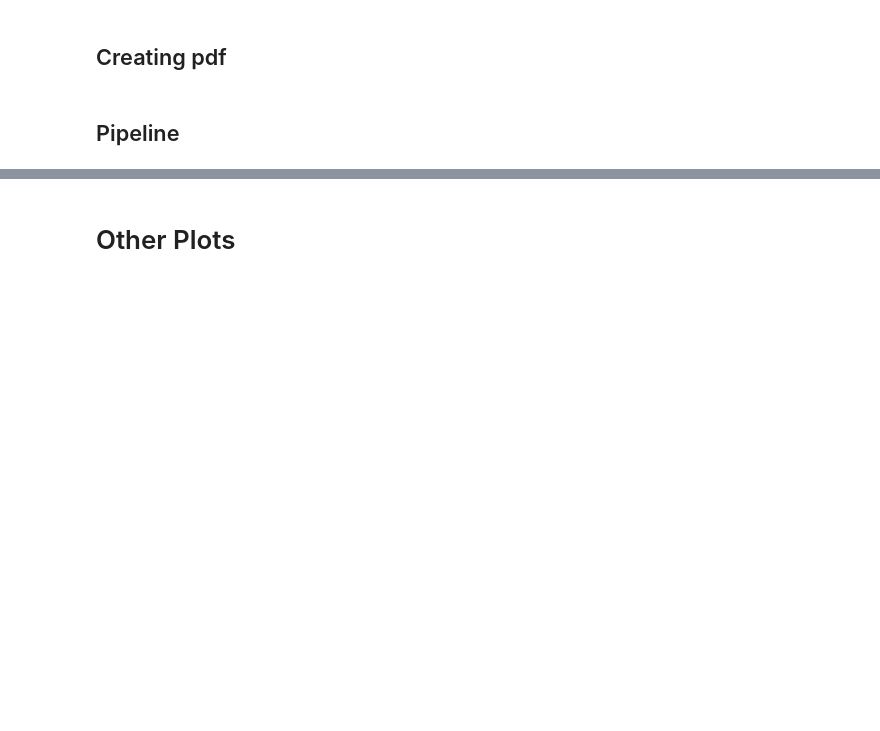
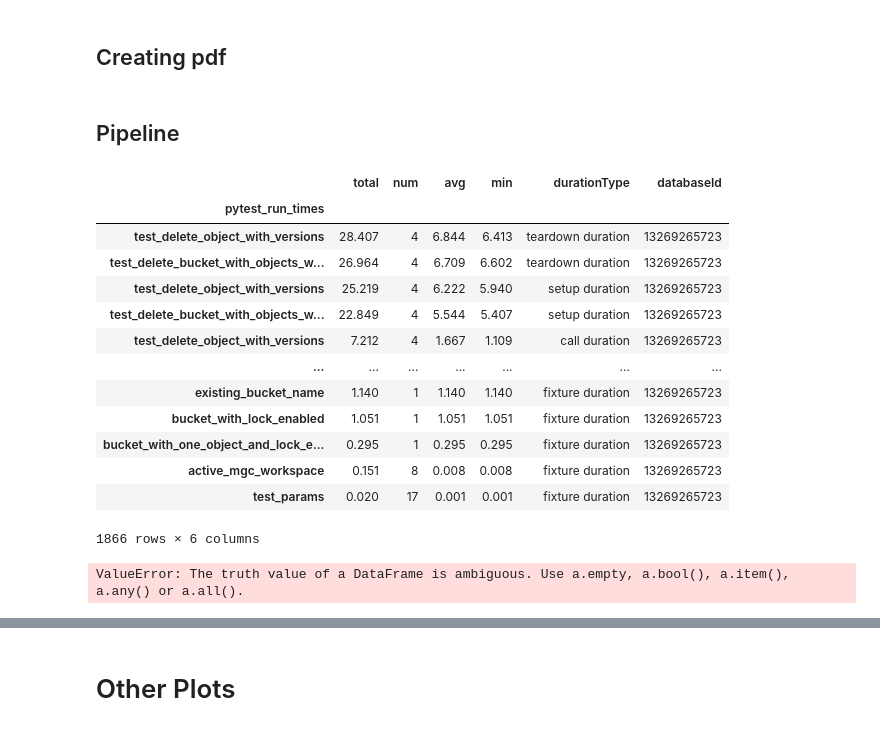
Before and after one commit to 2xlhe/gh-Actions-Reader, a Jupyter notebook: report.ipynb, the cells around one changed output, grey strips where cells are left out. Drawn from its saved outputs; the diff is of its cells as text; code cells hidden in the pictures; blank space fills up the shorter version.

```diff
--- a/report.ipynb
+++ b/report.ipynb
@@ -422,6 +423,32 @@ for path in artifacts.paths:
     all_tests_df = pd.concat([all_tests_df, pytest_tests_status])
     all_times_df = pd.concat([all_times_df, pytest_run_times])
     all_failures_df = pd.concat([all_failures_df, pytest_failures_errors])
+# %%
+df = pd.read_parquet('./bin/pytest.categories.log.parquet')
+df
+# %% [output]
+|  | total | num | avg | min | durationType | databaseId |
+| pytest_run_times |  |  |  |  |  |  |
+| test_delete_object_with_versions | 28.407 | 4 | 6.844 | 6.413 | teardown duration | 13269265723 |
+| test_delete_bucket_with_objects_w... | 26.964 | 4 | 6.709 | 6.602 | teardown duration | 13269265723 |
+| test_delete_object_with_versions | 25.219 | 4 | 6.222 | 5.940 | setup duration | 13269265723 |
+| test_delete_bucket_with_objects_w... | 22.849 | 4 | 5.544 | 5.407 | setup duration | 13269265723 |
+| test_delete_object_with_versions | 7.212 | 4 | 1.667 | 1.109 | call duration | 13269265723 |
+| ... | ... | ... | ... | ... | ... | ... |
+| existing_bucket_name | 1.140 | 1 | 1.140 | 1.140 | fixture duration | 13269265723 |
+| bucket_with_lock_enabled | 1.051 | 1 | 1.051 | 1.051 | fixture duration | 13269265723 |
+| bucket_with_one_object_and_lock_e... | 0.295 | 1 | 0.295 | 0.295 | fixture duration | 13269265723 |
+| active_mgc_workspace | 0.151 | 8 | 0.008 | 0.008 | fixture duration | 13269265723 |
+| test_params | 0.020 | 17 | 0.001 | 0.001 | fixture duration | 13269265723 |
+1866 rows × 6 columns
+# %%
+df1 = pd.DataFrame([1,2,1])
+df2 = pd.DataFrame([1,2,3])
+
+if df1.isin(df2) == True:
+    print(1)
+# %% [output]
+ValueError: The truth value of a DataFrame is ambiguous. Use a.empty, a.bool(), a.item(), a.any() or a.all().
 # %%
 # Setup
 error_distribution_df = all_tests_df[['category', 'status']]
```
Also changed, not shown: parts of 2 cells of this notebook, 4 other files.
